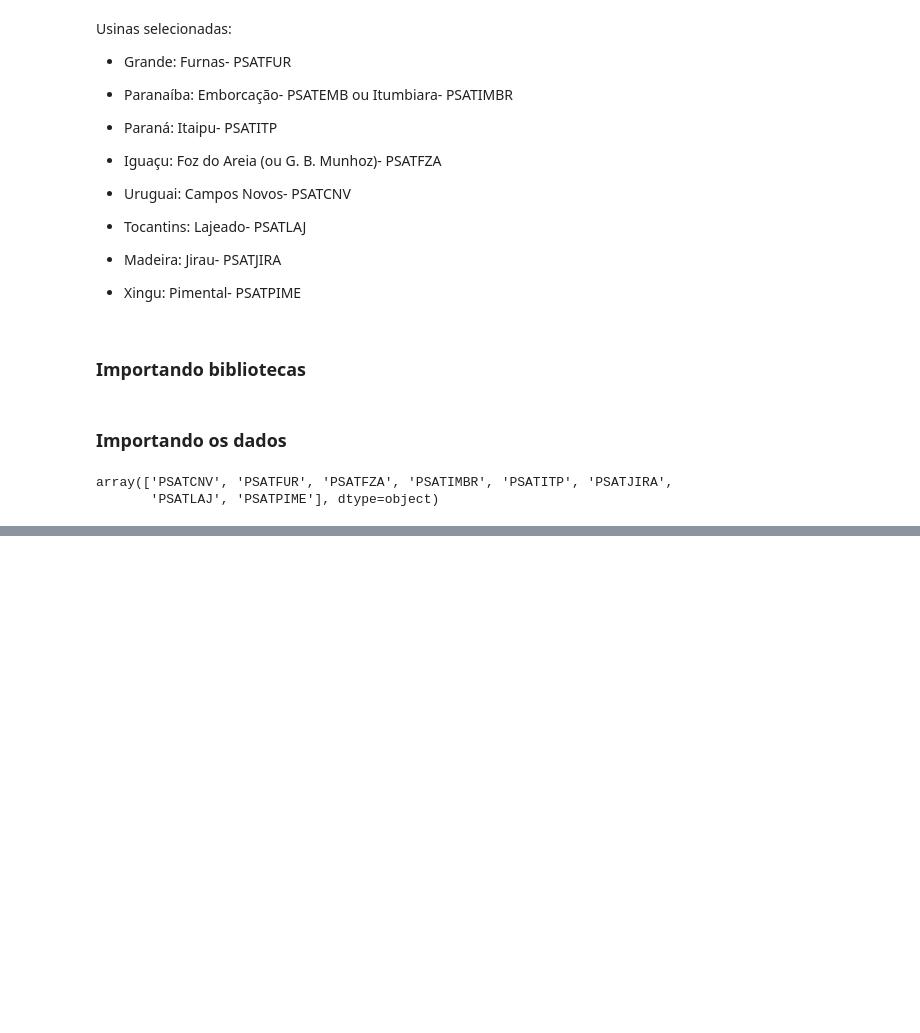
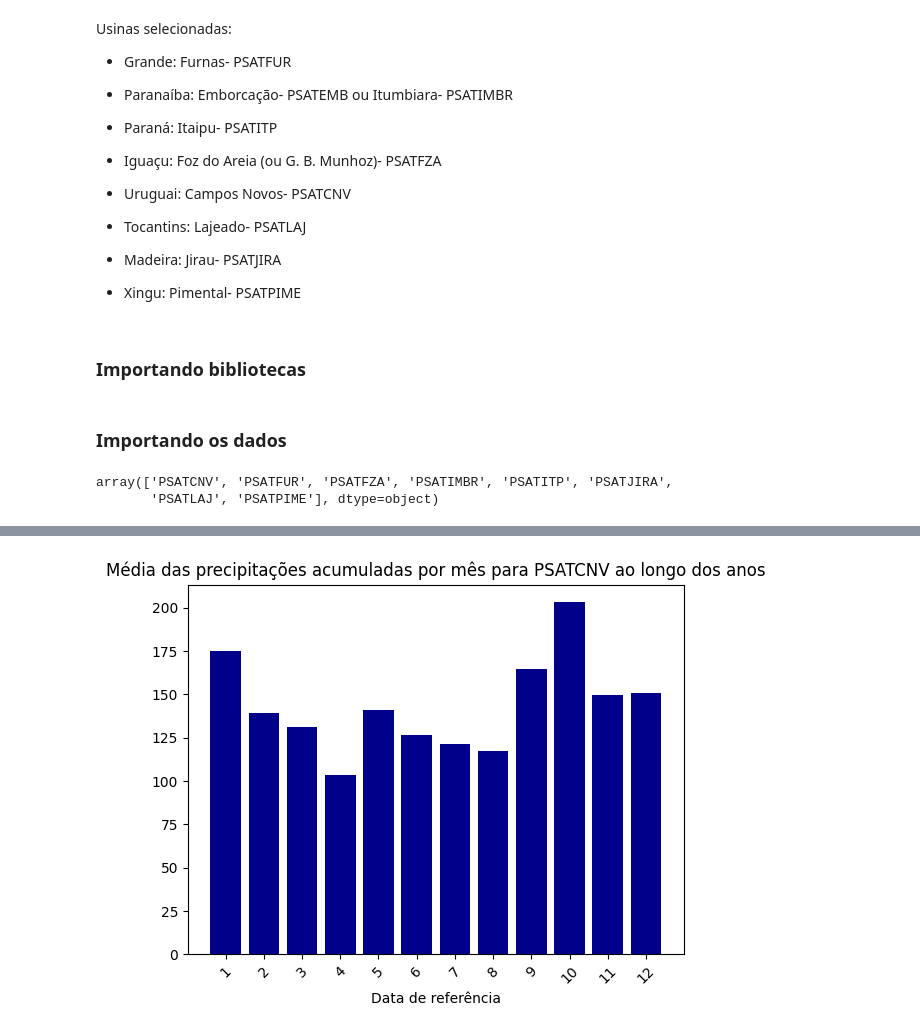
Before and after one commit to Samirnunes/desafio-casa-dos-ventos-ged-20, a Jupyter notebook: src/data_analysis.ipynb, the cells around one changed output, grey strips where cells are left out. Drawn from its saved outputs; the diff is of its cells as text; code cells hidden in the pictures; blank space fills up the shorter version.

```diff
--- a/src/data_analysis.ipynb
+++ b/src/data_analysis.ipynb
@@ -42,0 +49,4 @@ plot_plant_ts(ts_dict, 'PSATFUR')
+# %%
+plot_plant_ts_mean_by_month(ts_dict, "PSATCNV")
+# %% [output]
+[figure, added]
```
Also changed, not shown: parts of 3 cells of this notebook, 1 other file.
